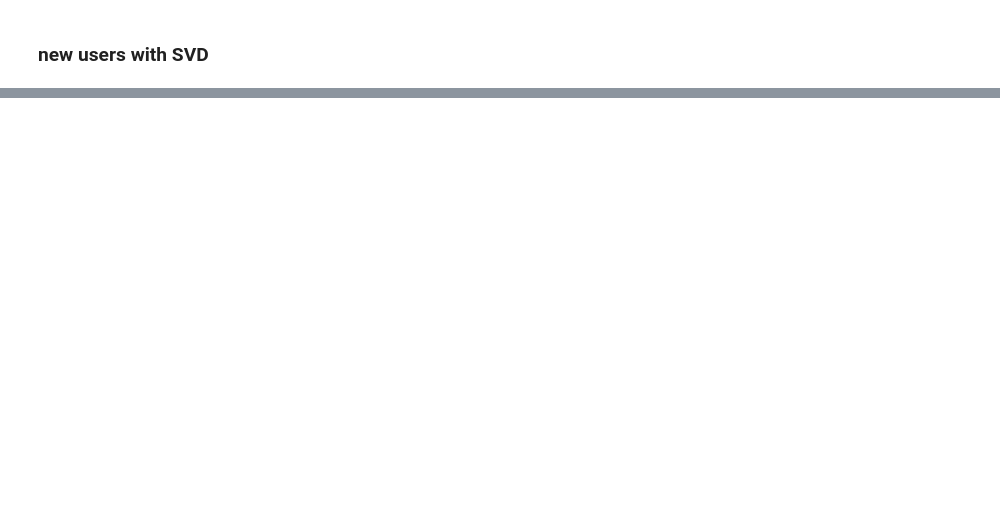
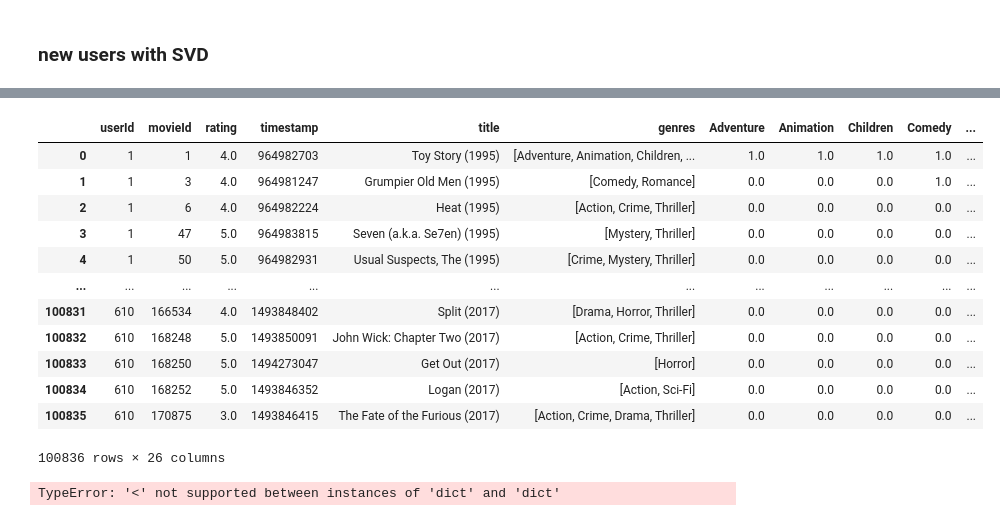
Before and after one commit to vchen-98/dsc_phase_4_proj, a Jupyter notebook: ev_working.ipynb, the cells around one changed output, grey strips where cells are left out. Cells and saved outputs as stored; diff of their text form; code cells hidden in the pictures; blank space fills up the shorter version.

```diff
--- a/ev_working.ipynb
+++ b/ev_working.ipynb
@@ -189,0 +811,12 @@ recommended_movies(ranked_movies,df_movies,5)
+# %%
+
+#Using regular expressions to find a year stored between parentheses
+#We specify the parantheses so we don't conflict with movies that have years in their titles
+movies_df['year'] = movies_df.title.str.extract('(\(\d\d\d\d\))',expand=False)
+#Removing the parentheses
+movies_df['year'] = movies_df.year.str.extract('(\d\d\d\d)',expand=False)
+#Removing the years from the 'title' column
+movies_df['title'] = movies_df.title.str.replace('(\(\d\d\d\d\))', '')
+#Applying the strip function to get rid of any ending whitespace characters that may have appeared
+movies_df['title'] = movies_df['title'].apply(lambda x: x.strip())
+movies_df.head(10)
@@ -189,0 +835,5 @@ recommended_movies(ranked_movies,df_movies,5)
+# %%
+
+#Every genre is separated by a | so we simply have to call the split function on |
+movies_df['genres'] = movies_df.genres.str.split('|')
+movies_df.head(10)
@@ -189,0 +852,11 @@ recommended_movies(ranked_movies,df_movies,5)
+# %%
+#Copying the movie dataframe into a new one since we won't need to use the genre information in our first case.
+moviesWithGenres = movies_df.copy()
+
+#For every row in the dataframe, iterate through the list of genres and place a 1 into the corresponding column
+for index, row in movies_df.iterrows():
+    for genre in row['genres']:
+        moviesWithGenres.at[index, genre] = 1
+#Filling in the NaN values with 0 to show that a movie doesn't have that column's genre
+moviesWithGenres = moviesWithGenres.fillna(0)
+moviesWithGenres.head(10)
@@ -189,0 +876,22 @@ recommended_movies(ranked_movies,df_movies,5)
+# %%
+updated_df = ratings_df.merge(moviesWithGenres,on='movieId', how='left')
+# %%
+updated_df
+# %% [output]
+|  | userId | movieId | rating | timestamp | title | genres | Adventure | Animation | Children | Comedy | ... |
+| 0 | 1 | 1 | 4.0 | 964982703 | Toy Story (1995) | [Adventure, Animation, Children, ... | 1.0 | 1.0 | 1.0 | 1.0 | ... |
+| 1 | 1 | 3 | 4.0 | 964981247 | Grumpier Old Men (1995) | [Comedy, Romance] | 0.0 | 0.0 | 0.0 | 1.0 | ... |
+| 2 | 1 | 6 | 4.0 | 964982224 | Heat (1995) | [Action, Crime, Thriller] | 0.0 | 0.0 | 0.0 | 0.0 | ... |
+| 3 | 1 | 47 | 5.0 | 964983815 | Seven (a.k.a. Se7en) (1995) | [Mystery, Thriller] | 0.0 | 0.0 | 0.0 | 0.0 | ... |
+| 4 | 1 | 50 | 5.0 | 964982931 | Usual Suspects, The (1995) | [Crime, Mystery, Thriller] | 0.0 | 0.0 | 0.0 | 0.0 | ... |
+| ... | ... | ... | ... | ... | ... | ... | ... | ... | ... | ... | ... |
+| 100831 | 610 | 166534 | 4.0 | 1493848402 | Split (2017) | [Drama, Horror, Thriller] | 0.0 | 0.0 | 0.0 | 0.0 | ... |
+| 100832 | 610 | 168248 | 5.0 | 1493850091 | John Wick: Chapter Two (2017) | [Action, Crime, Thriller] | 0.0 | 0.0 | 0.0 | 0.0 | ... |
+| 100833 | 610 | 168250 | 5.0 | 1494273047 | Get Out (2017) | [Horror] | 0.0 | 0.0 | 0.0 | 0.0 | ... |
+| 100834 | 610 | 168252 | 5.0 | 1493846352 | Logan (2017) | [Action, Sci-Fi] | 0.0 | 0.0 | 0.0 | 0.0 | ... |
+| 100835 | 610 | 170875 | 3.0 | 1493846415 | The Fate of the Furious (2017) | [Action, Crime, Drama, Thriller] | 0.0 | 0.0 | 0.0 | 0.0 | ... |
+100836 rows × 26 columns
+# %%
+ndcg_at_k(user_rating, 4)
+# %% [output]
+TypeError: '<' not supported between instances of 'dict' and 'dict'
```
Also changed, not shown: parts of 64 cells of this notebook.
